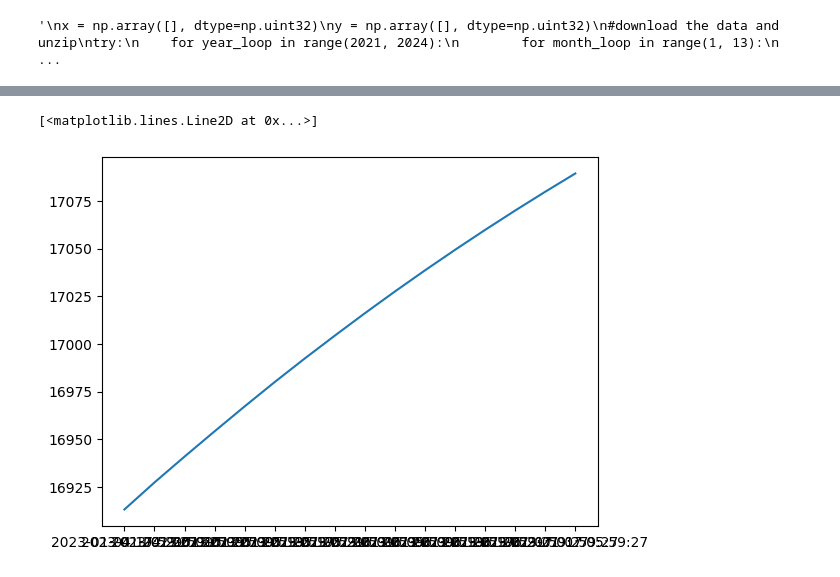
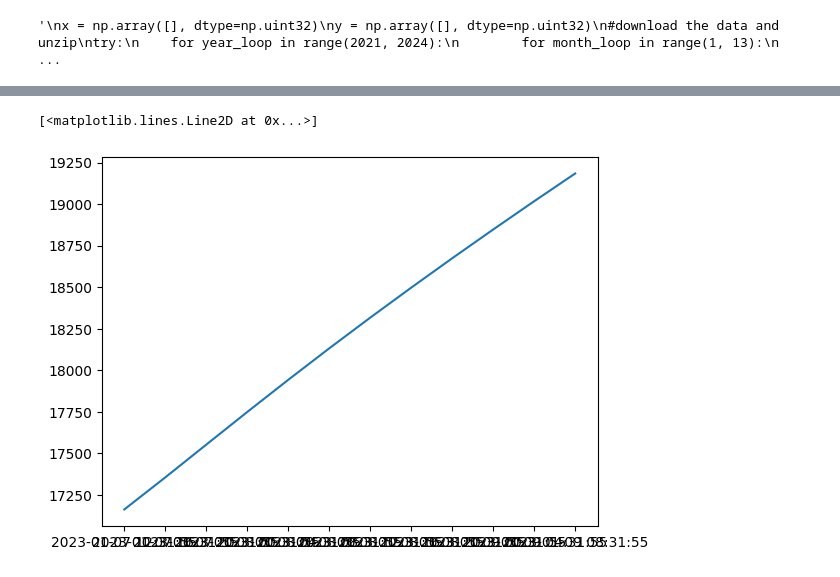
Before and after one commit to jrggerz/bitcoin_series_prediction, a Jupyter notebook: bitcoin_pred.ipynb, the cells around one changed output, grey strips where cells are left out. Drawn from its saved outputs; the diff is of its cells as text; code cells hidden in the pictures.

Commit message:
bitcoin prediction actualizada 07/01/2023 12:56
actualizacion 07/01/2023 12_56 de los siguientes 3 dias bitcoin para el dia 2023-01-09 08:31:55

```diff
--- a/bitcoin_pred.ipynb
+++ b/bitcoin_pred.ipynb
@@ -145,13 +145,13 @@ for month_loop in range (1, 2):
     else:
         days_range = 29
     month_inloop =  '0'+str(month_loop) if month_loop < 10 else str(month_loop)
-    for day_loop in range(1, 5):#days_range
+    for day_loop in range(1, 7):#days_range
         day_inloop = '0'+str(day_loop) if day_loop < 10 else str(day_loop)
         url_loop = url+str(2023)+'-'+str(month_inloop)+'-'+str(day_inloop)+zip
         #print(url_loop)
         #requeset info from binance
-        #req_loop = requests.get(url_loop, stream=True)
-        #print(req_loop.status_code)
+        req_loop = requests.get(url_loop, stream=True)
+        print(req_loop.status_code)
         z = zipfile.ZipFile(io.BytesIO(req_loop.content))
         z.extractall(os.path.join(os.getcwd(), 'data-btc'))
         csv_name_loop = bitcoin_par+'-'+time_lapse+'-'+str(2023)+'-'+str(month_inloop)+'-'+str(day_inloop)+'.csv'
@@ -166,3 +166,16 @@ for month_loop in range (1, 2):
         y_promedio = np.add(y_price_high, y_price_close)
         y_promedio =  y_promedio/2
         y = np.append(y, y_promedio)
+
+
+
+last_date = datetime.now()
+unix_last_date = datetime.timestamp(presentDate)*1000
+print(x[-1], unix_last_date)
+req_bin_today = requests.get('https://api.binance.com/api/v3/avgPrice?symbol=BTCUSDT', stream=True)
+last_price = req_bin_today.json()['price']
+print(y[-1], last_price)
+x = np.append(x, np.array(unix_last_date))
+y = np.append(y, np.array(last_price, dtype = np.float32))
+print(last_price)
+print(y.shape, x.shape)
@@ -241,5 +263,5 @@ _________________________________________________________________
 # %%
 cp = tf.keras.callbacks.ModelCheckpoint('mamfmodel/', save_best_only=True)
 mamfmodel.compile(loss='mean_squared_error', optimizer='adam',metrics= tf.keras.metrics.RootMeanSquaredError())
-mamfmodel.fit(x_train, y_train, validation_data=(x_valid, y_valid), epochs=150, callbacks=[cp])
+mamfmodel.fit(x_train, y_train, validation_data=(x_valid, y_valid), epochs=125, callbacks=[cp])
 # %% [output]
@@ -295,11 +317,13 @@ def predict_next_days(model_ker : tf.keras.models, data , days = 1, hours = 4):
     new_data = data
     last_days = []
     last_series = np.array([data[-1]])
+    '''
     pred = mamfmodel.predict(last_series).flatten()
     new_pred_series = np.delete(last_series, 0)
     new_pred_series = np.append(new_pred_series, pred)
     new_pred_series = bracket_list(new_pred_series)
     last_series = new_pred_series
+    '''
     for i in range(days*hours):
         pred = mamfmodel.predict(last_series).flatten()
         new_pred_series = np.delete(last_series, 0)
@@ -311,7 +335,7 @@ def predict_next_days(model_ker : tf.keras.models, data , days = 1, hours = 4):
 
 def add_days(x_ser, days = 1, hours = 4):
     new_days = []
-    new_day = x_ser[-1] + 4*60*60*1000
+    new_day = x_ser[-1] #+ 4*60*60*1000
     #range_h = int(24/hours)
     for i in range(days*hours):
         new_days.append(new_day)
@@ -320,9 +344,14 @@ def add_days(x_ser, days = 1, hours = 4):
 
 
 #print(y_close.shape)
-x_next_days = add_days(x, days = 4)
-y_next_pred = predict_next_days(mamfmodel, x_series_def , 4)
-print(x_next_days.shape)
+x_next_days = add_days(x, days = 3)
+y_next_pred = predict_next_days(mamfmodel, x_series_def , 3)
+#new_time = int(str(time_unix)[0:10])
+#unixToDatetime = datetime.fromtimestamp(new_time).strftime('%Y-%m-%d %H:%M:%S')
+last_day = x_next_days[-1]
+last_day = int(str(last_day)[0:10])
+last_date = datetime.fromtimestamp(last_day).strftime('%Y-%m-%d %H:%M:%S')
+print(last_date)
 print(y_next_pred)
 plt.plot(cast_time_data(x_next_days),scaler.inverse_transform(y_next_pred))
 # %% [output]
@@ -346,2 +375,2 @@ plt.plot(cast_time_data(x_next_days),scaler.inverse_transform(y_next_pred))
 [<matplotlib.lines.Line2D at 0x...>]
-[figure, old version]
+[figure, new version]
```
Also changed, not shown: parts of 8 cells of this notebook, 6 other files.
